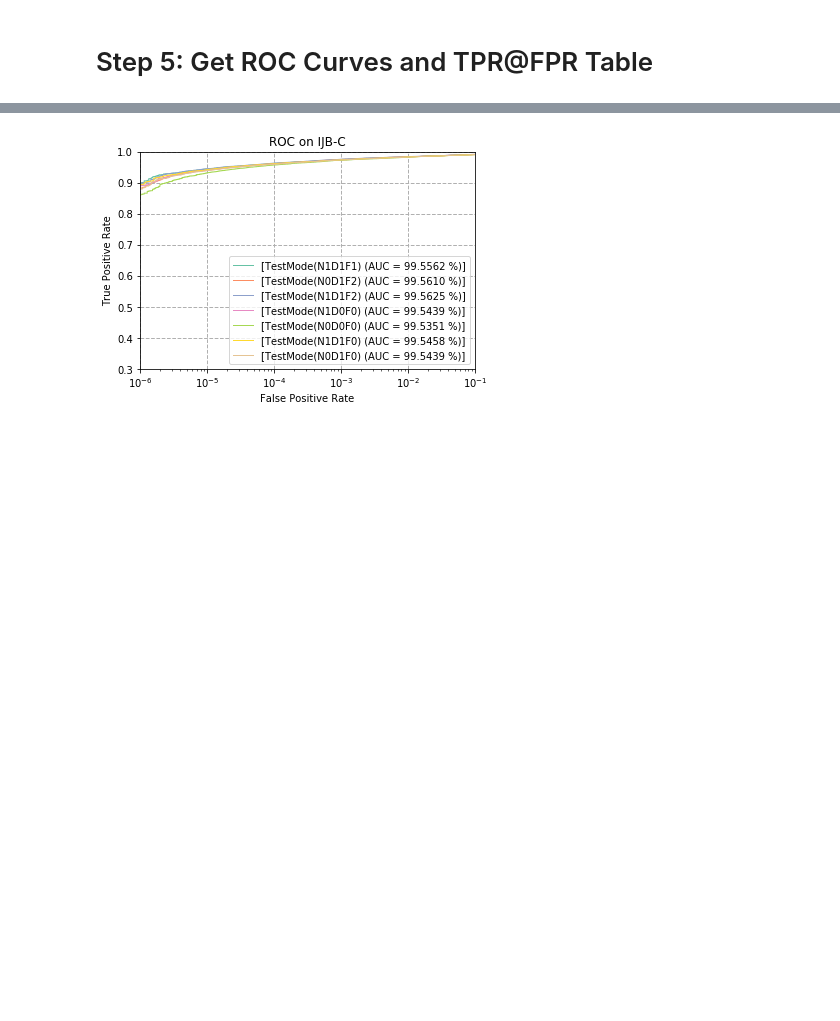
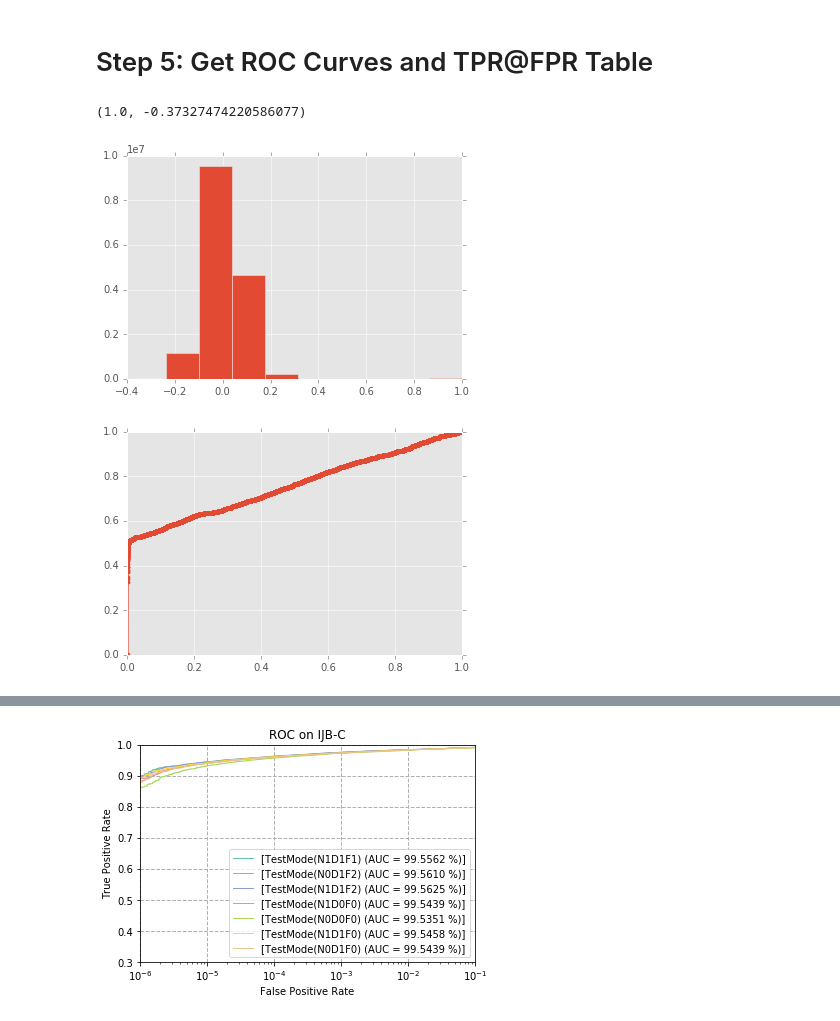
Before and after one commit to luzai/insightface, a Jupyter notebook: Evaluation/IJB/IJBC_Evaluation_MS1MV2.ipynb, the cells around one changed output, grey strips where cells are left out. Drawn from its saved outputs; the diff is of its cells as text; code cells hidden in the pictures; blank space fills up the shorter version.

```diff
--- a/Evaluation/IJB/IJBC_Evaluation_MS1MV2.ipynb
+++ b/Evaluation/IJB/IJBC_Evaluation_MS1MV2.ipynb
@@ -247,3 +426,17 @@ score_save_name = './IJBC/result/MS1MV2-ResNet100-ArcFace-TestMode(N0D0F0).npy'
 np.save(score_save_name, score)
 # %% [markdown]
 # Step 5: Get ROC Curves and TPR@FPR Table
+# %%
+score_save_name = './IJBC/result/MS1MV2-ResNet100-ArcFace-TestMode(N0D0F0).npy'
+# score_save_name = './IJBC/result/MS1MV2-ResNet100-ArcFace-TestMode(N1D0F0).npy'
+score = np.load(score_save_name)
+score1 = score
+score1.max(), score1.min()
+_=plt.hist(score1)
+fpr, tpr, _ = roc_curve(label, score)
+_=plt.figure()
+_=plt.plot(fpr,tpr,'.-')
+# %% [output]
+(1.0, -0.37327474220586077)
+[figure, added]
+[figure, added]
```
Also changed, not shown: parts of 25 cells of this notebook, 3 other files.
